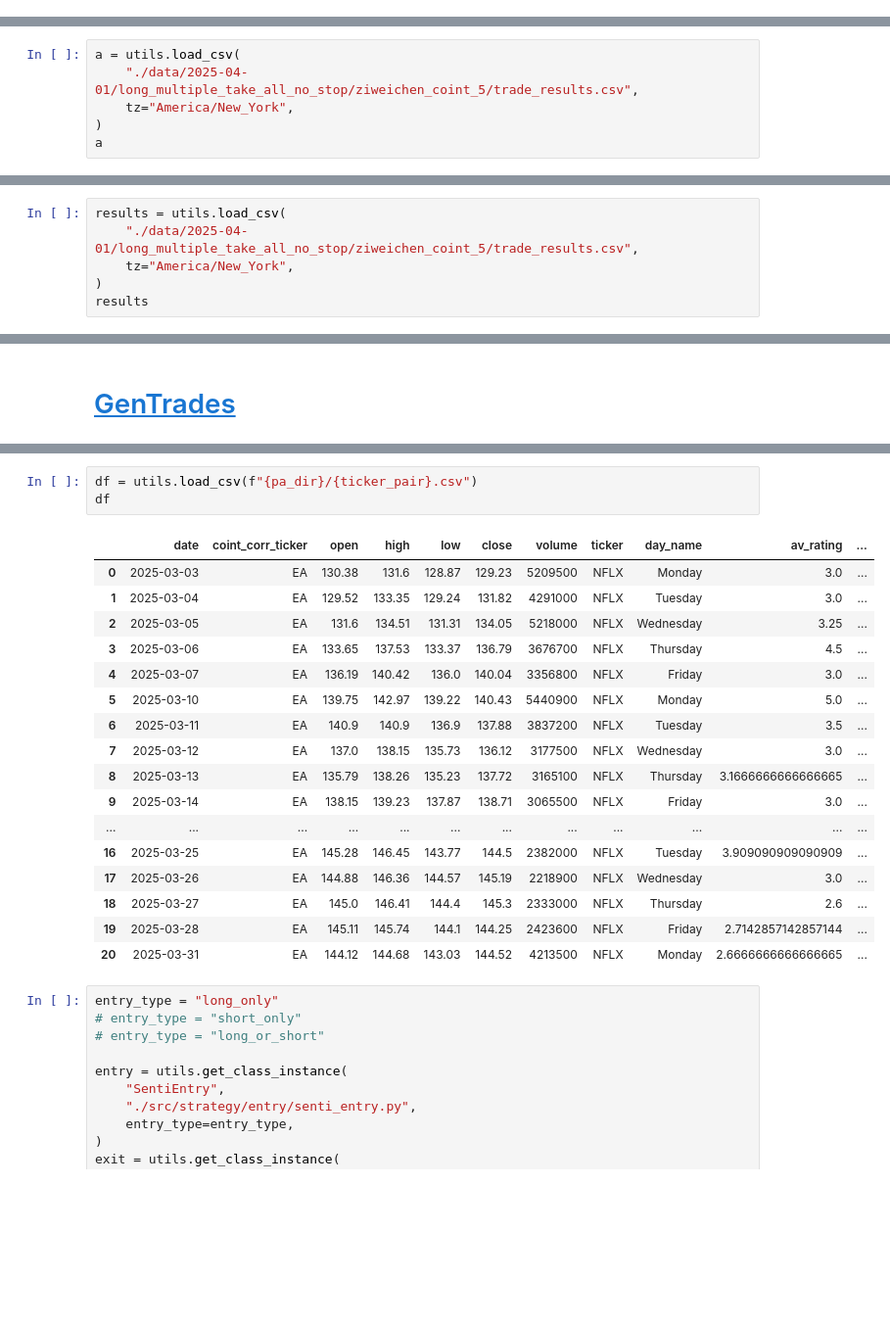
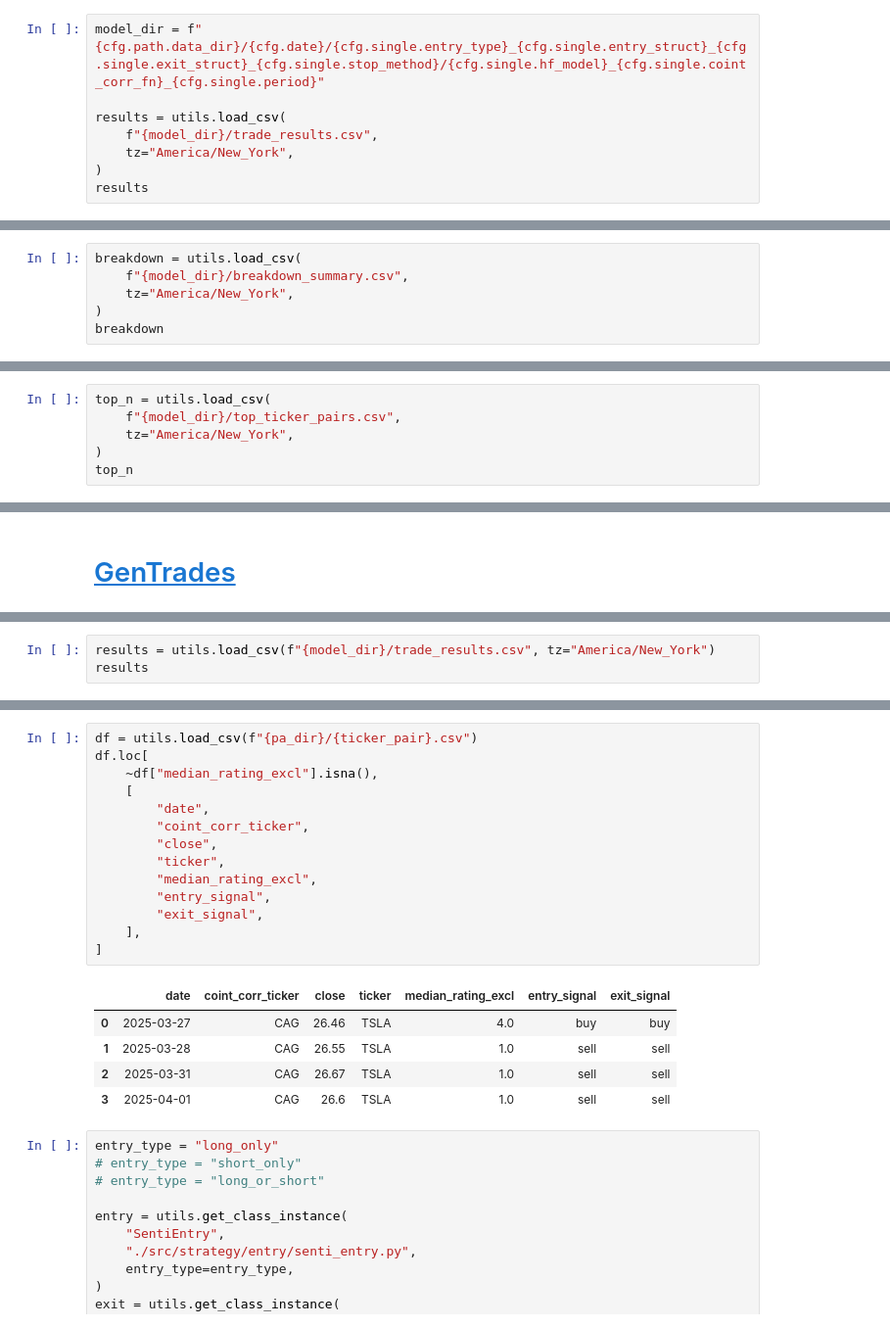
Before and after one commit to CKAbundant/sentiment, a Jupyter notebook: signal.ipynb, the cells around one changed output, grey strips where cells are left out. Shown at 98% size. Saved outputs shown, nothing was run; the diff lists cells and outputs as text; blank space fills up the shorter version.

Commit message:
Successfully generate 'trade_results.csv', 'breakdown_summary.csv', 'overall_summary.csv' and 'top_ticker_pairs.csv' for each combi.

```diff
--- a/signal.ipynb
+++ b/signal.ipynb
@@ -29,0 +39,8 @@ from src.strategy.base.stock_trade import StockTrade
+# %%
+model_dir = f"{cfg.path.data_dir}/{cfg.date}/{cfg.single.entry_type}_{cfg.single.entry_struct}_{cfg.single.exit_struct}_{cfg.single.stop_method}/{cfg.single.hf_model}_{cfg.single.coint_corr_fn}_{cfg.single.period}"
+
+results = utils.load_csv(
+    f"{model_dir}/trade_results.csv",
+    tz="America/New_York",
+)
+results
@@ -30,7 +61,7 @@ from src.strategy.base.stock_trade import StockTrade
 # %%
-a = utils.load_csv(
-    "./data/2025-04-01/long_multiple_take_all_no_stop/ziweichen_coint_5/trade_results.csv",
+breakdown = utils.load_csv(
+    f"{model_dir}/breakdown_summary.csv",
     tz="America/New_York",
 )
-a
+breakdown
 # %% [output]
@@ -72,7 +81,7 @@ Timestamp('2025-03-28 16:00:00-0400', tz='America/New_York')
 # %%
-results = utils.load_csv(
-    "./data/2025-04-01/long_multiple_take_all_no_stop/ziweichen_coint_5/trade_results.csv",
+top_n = utils.load_csv(
+    f"{model_dir}/top_ticker_pairs.csv",
     tz="America/New_York",
 )
-results
+top_n
 # %% [output]
@@ -229,0 +320,3 @@ pa_dir = f"{model_dir}/price_actions"
+# %%
+results = utils.load_csv(f"{model_dir}/trade_results.csv", tz="America/New_York")
+results
@@ -230,24 +347,23 @@ pa_dir = f"{model_dir}/price_actions"
 # %%
 df = utils.load_csv(f"{pa_dir}/{ticker_pair}.csv")
-df
+df.loc[
+    ~df["median_rating_excl"].isna(),
+    [
+        "date",
+        "coint_corr_ticker",
+        "close",
+        "ticker",
+        "median_rating_excl",
+        "entry_signal",
+        "exit_signal",
+    ],
+]
 # %% [output]
-|  | date | coint_corr_ticker | open | high | low | close | volume | ticker | day_name | av_rating | ... |
-| 0 | 2025-03-03 | EA | 130.38 | 131.6 | 128.87 | 129.23 | 5209500 | NFLX | Monday | 3.0 | ... |
-| 1 | 2025-03-04 | EA | 129.52 | 133.35 | 129.24 | 131.82 | 4291000 | NFLX | Tuesday | 3.0 | ... |
-| 2 | 2025-03-05 | EA | 131.6 | 134.51 | 131.31 | 134.05 | 5218000 | NFLX | Wednesday | 3.25 | ... |
-| 3 | 2025-03-06 | EA | 133.65 | 137.53 | 133.37 | 136.79 | 3676700 | NFLX | Thursday | 4.5 | ... |
-| 4 | 2025-03-07 | EA | 136.19 | 140.42 | 136.0 | 140.04 | 3356800 | NFLX | Friday | 3.0 | ... |
-| 5 | 2025-03-10 | EA | 139.75 | 142.97 | 139.22 | 140.43 | 5440900 | NFLX | Monday | 5.0 | ... |
-| 6 | 2025-03-11 | EA | 140.9 | 140.9 | 136.9 | 137.88 | 3837200 | NFLX | Tuesday | 3.5 | ... |
-| 7 | 2025-03-12 | EA | 137.0 | 138.15 | 135.73 | 136.12 | 3177500 | NFLX | Wednesday | 3.0 | ... |
-| 8 | 2025-03-13 | EA | 135.79 | 138.26 | 135.23 | 137.72 | 3165100 | NFLX | Thursday | 3.1666666666666665 | ... |
-| 9 | 2025-03-14 | EA | 138.15 | 139.23 | 137.87 | 138.71 | 3065500 | NFLX | Friday | 3.0 | ... |
-| ... | ... | ... | ... | ... | ... | ... | ... | ... | ... | ... | ... |
-| 16 | 2025-03-25 | EA | 145.28 | 146.45 | 143.77 | 144.5 | 2382000 | NFLX | Tuesday | 3.909090909090909 | ... |
-| 17 | 2025-03-26 | EA | 144.88 | 146.36 | 144.57 | 145.19 | 2218900 | NFLX | Wednesday | 3.0 | ... |
-| 18 | 2025-03-27 | EA | 145.0 | 146.41 | 144.4 | 145.3 | 2333000 | NFLX | Thursday | 2.6 | ... |
-| 19 | 2025-03-28 | EA | 145.11 | 145.74 | 144.1 | 144.25 | 2423600 | NFLX | Friday | 2.7142857142857144 | ... |
-| 20 | 2025-03-31 | EA | 144.12 | 144.68 | 143.03 | 144.52 | 4213500 | NFLX | Monday | 2.6666666666666665 | ... |
+|  | date | coint_corr_ticker | close | ticker | median_rating_excl | entry_signal | exit_signal |
+| 0 | 2025-03-27 | CAG | 26.46 | TSLA | 4.0 | buy | buy |
+| 1 | 2025-03-28 | CAG | 26.55 | TSLA | 1.0 | sell | sell |
+| 2 | 2025-03-31 | CAG | 26.67 | TSLA | 1.0 | sell | sell |
+| 3 | 2025-04-01 | CAG | 26.6 | TSLA | 1.0 | sell | sell |
 # %%
 entry_type = "long_only"
 # entry_type = "short_only"
```
Also changed, not shown: parts of 13 cells of this notebook, 5 other files.
